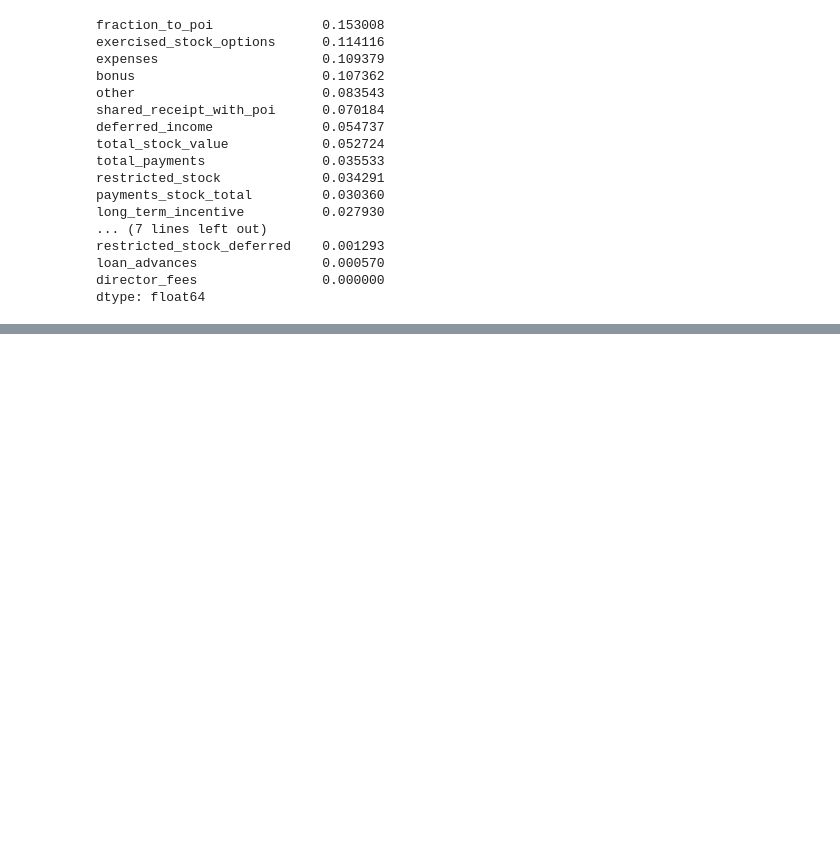
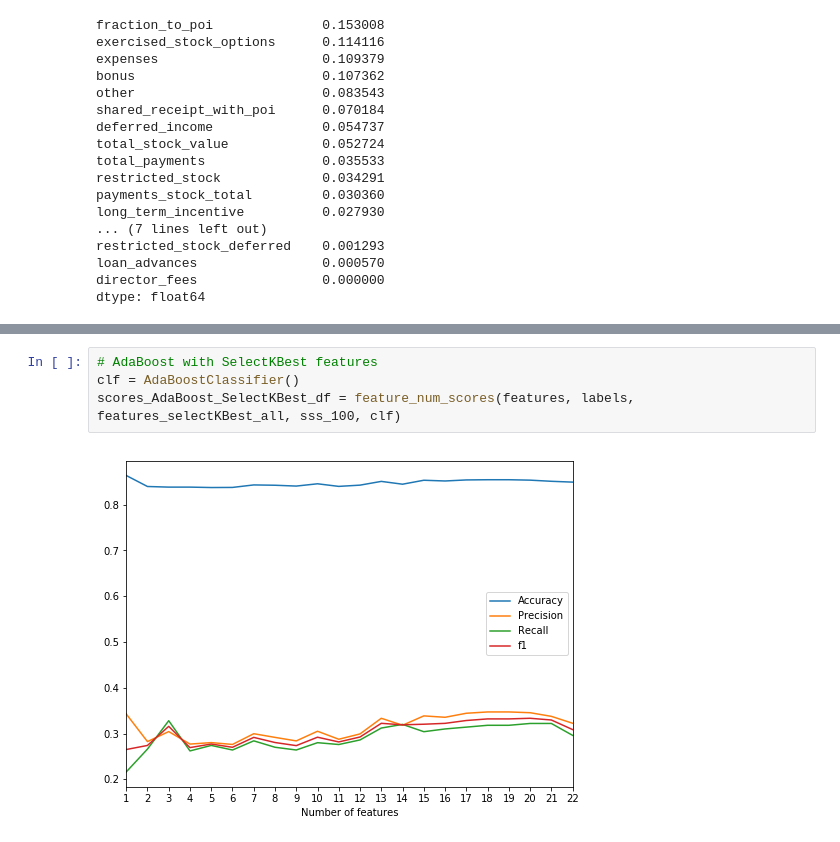
Before and after one commit to Zhenmao/udacity-dand-p5-identify-fraud-from-enron-email, a Jupyter notebook: udacity-dand-p5-identify-fraud-from-enron-email.ipynb, the cells around one changed output, grey strips where cells are left out. Drawn from its saved outputs; the diff is of its cells as text; blank space fills up the shorter version.

```diff
--- a/udacity-dand-p5-identify-fraud-from-enron-email.ipynb
+++ b/udacity-dand-p5-identify-fraud-from-enron-email.ipynb
@@ -396,0 +501,6 @@ dtype: float64
+# %%
+# AdaBoost with SelectKBest features
+clf = AdaBoostClassifier()
+scores_AdaBoost_SelectKBest_df = feature_num_scores(features, labels, features_selectKBest_all, sss_100, clf)
+# %% [output]
+[figure, added]
```
Also changed, not shown: parts of 14 cells of this notebook.
